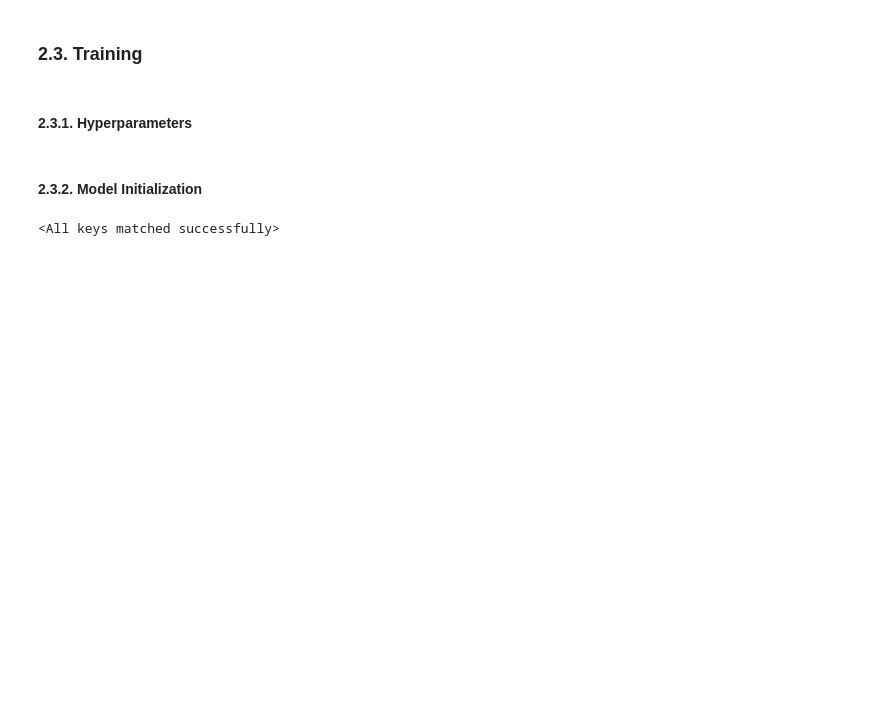
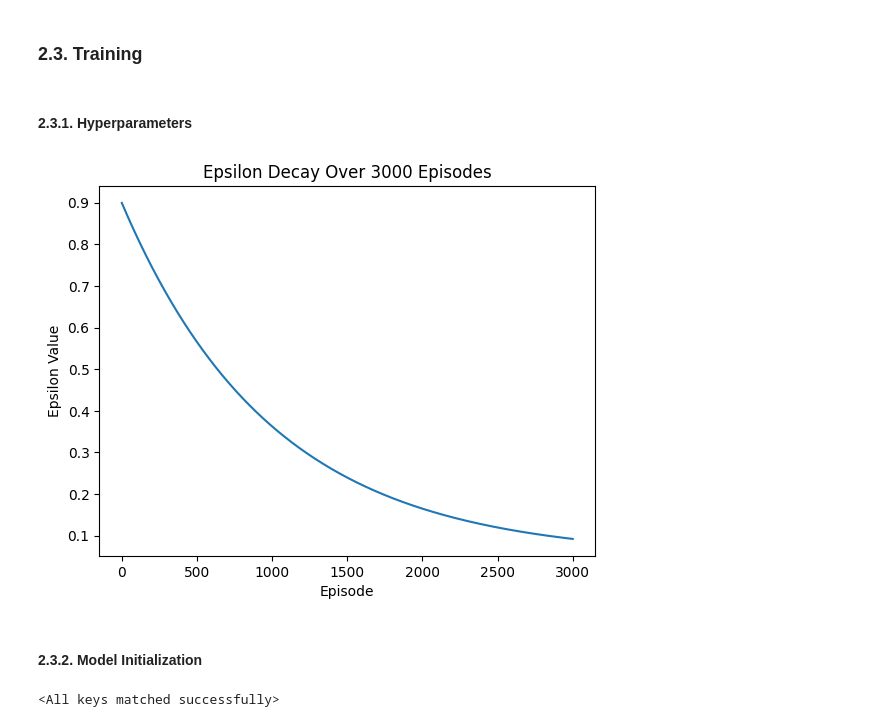
Before and after one commit to Dominickstephens/JJ-DQN, a Jupyter notebook: breakout/final/CS4445-RL-22343288_22355561.ipynb, the cells around one changed output. Cells and saved outputs as stored; diff of their text form; code cells hidden in the pictures; blank space fills up the shorter version.

Commit message:
added graph

```diff
--- a/breakout/final/CS4445-RL-22343288_22355561.ipynb
+++ b/breakout/final/CS4445-RL-22343288_22355561.ipynb
@@ -412,6 +412,36 @@ LR = 1e-04
 IMAGE_SIZE = (84, 84)
 ## Number of Processing Frames
 NUM_FRAMES = 6
+# %%
+# Recalculate epsilon threshold for epsilon-greedy action selection
+
+import math
+
+steps_done = 0   # Counter for steps taken
+
+def calculate_epsilon(steps_done):
+    eps_threshold = EPS_END + (EPS_START - EPS_END) * math.exp(-1. * steps_done / EPS_DECAY)
+    return eps_threshold
+
+# Modeling over 3000 episodes
+episodes = 3000
+epsilon_values = []
+
+for episode in range(1, episodes + 1):
+    steps_done += 1
+    epsilon = calculate_epsilon(steps_done)
+    epsilon_values.append(epsilon)
+
+# Visualizing epsilon values
+import matplotlib.pyplot as plt
+
+plt.plot(range(1, episodes + 1), epsilon_values)
+plt.xlabel('Episode')
+plt.ylabel('Epsilon Value')
+plt.title('Epsilon Decay Over 3000 Episodes')
+plt.show()
+# %% [output]
+[figure, added]
 # %% [markdown]
 #### 2.3.2. Model Initialization
 # %%
```
